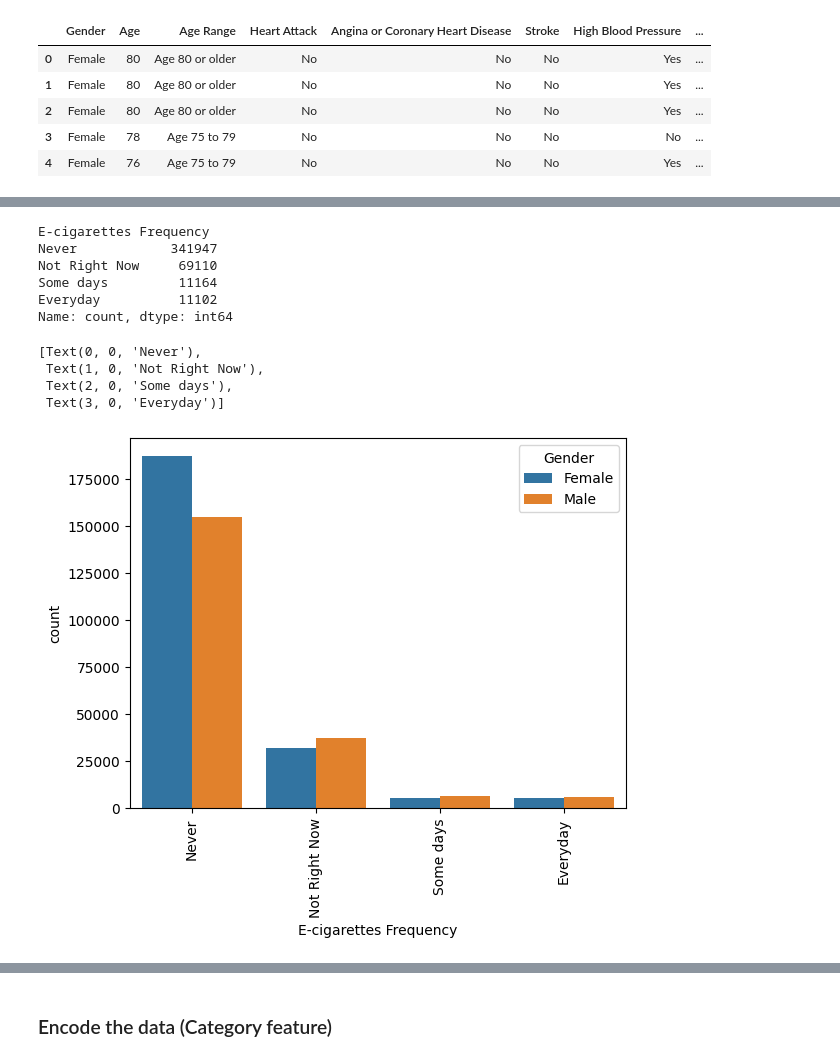
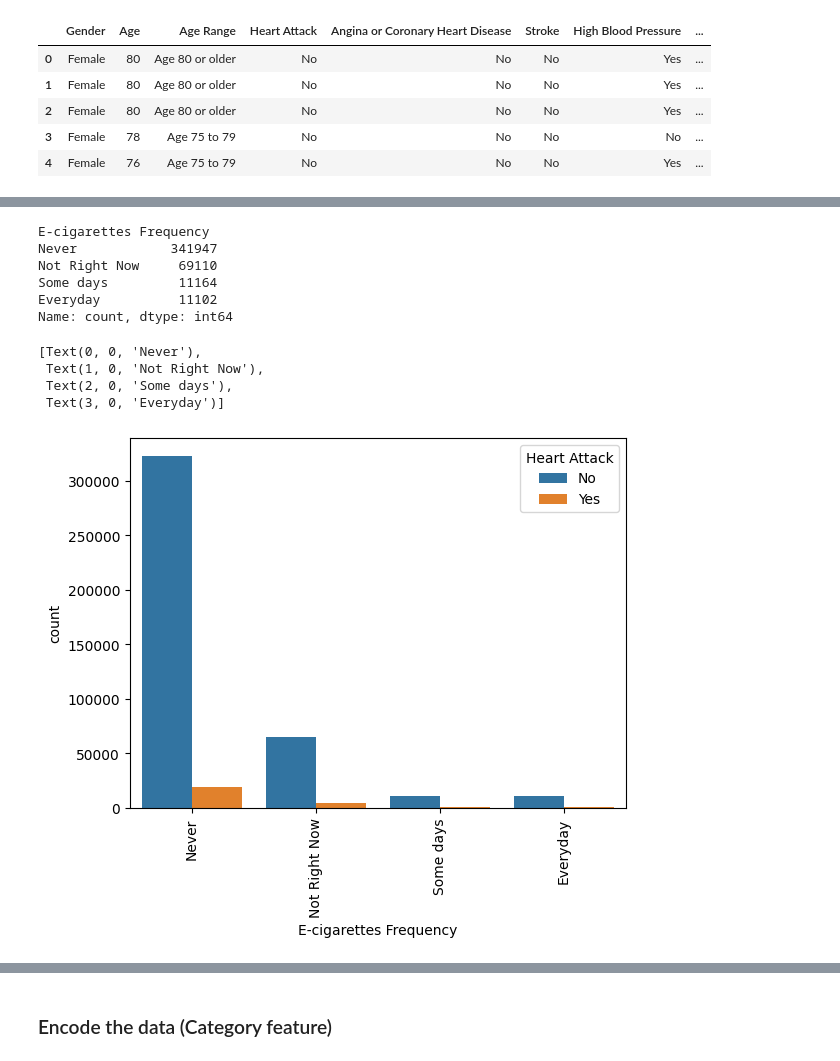
Before and after one commit to Huy1996/CMPE-257---Group-1, a Jupyter notebook: EDA.ipynb, the cells around one changed output, grey strips where cells are left out. Drawn from its saved outputs; the diff is of its cells as text; code cells hidden in the pictures.

```diff
--- a/EDA.ipynb
+++ b/EDA.ipynb
@@ -211,20 +191,20 @@ Name: count, dtype: int64
 # %%
 E_cigarettes_frequency_order = ["Never", "Not Right Now", "Some days", "Everyday"]
 df["E-cigarettes Frequency"].value_counts()
-g = sns.countplot(x='E-cigarettes Frequency', hue="Gender", order=E_cigarettes_frequency_order ,data=df)
+g = sns.countplot(x='E-cigarettes Frequency', hue=target, order=E_cigarettes_frequency_order ,data=df)
 g.set_xticklabels(g.get_xticklabels(), rotation=90)
 # %% [output]
 E-cigarettes Frequency
 Never            341947
 Not Right Now     69110
 Some days         11164
 Everyday          11102
 Name: count, dtype: int64
 [Text(0, 0, 'Never'),
  Text(1, 0, 'Not Right Now'),
  Text(2, 0, 'Some days'),
  Text(3, 0, 'Everyday')]
-[figure, old version]
+[figure, new version]
 # %%
 smokeless_tobacco_order = ["Not at all", "Some days", "Every day"]
 df["Smokeless Tobacco Products"].value_counts()
```
Also changed, not shown: parts of 25 cells of this notebook, 3 other files.
